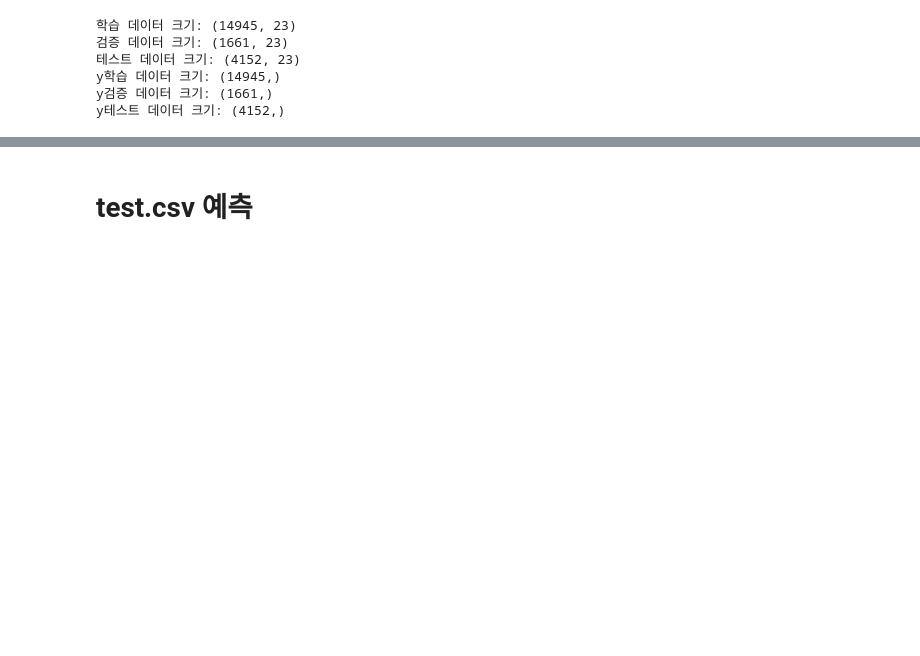
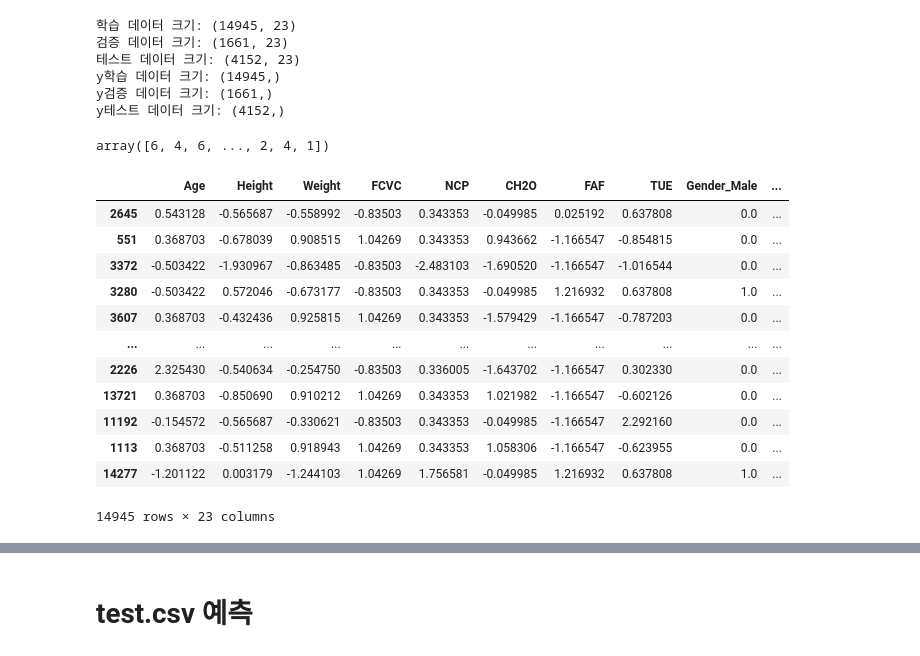
Before and after one commit to jonggu12/OBESITY_RISK, a Jupyter notebook: code/02_2. deep_neural.ipynb, the cells around one changed output, grey strips where cells are left out. Cells and saved outputs as stored; diff of their text form; code cells hidden in the pictures; blank space fills up the shorter version.

```diff
--- a/code/02_2. deep_neural.ipynb
+++ b/code/02_2. deep_neural.ipynb
@@ -431,6 +431,26 @@ print("y테스트 데이터 크기:", y_test.shape)
 y학습 데이터 크기: (14945,)
 y검증 데이터 크기: (1661,)
 y테스트 데이터 크기: (4152,)
+# %%
+y_train
+# %% [output]
+array([6, 4, 6, ..., 2, 4, 1])
+# %%
+X_train
+# %% [output]
+|  | Age | Height | Weight | FCVC | NCP | CH2O | FAF | TUE | Gender_Male | ... |
+| 2645 | 0.543128 | -0.565687 | -0.558992 | -0.83503 | 0.343353 | -0.049985 | 0.025192 | 0.637808 | 0.0 | ... |
+| 551 | 0.368703 | -0.678039 | 0.908515 | 1.04269 | 0.343353 | 0.943662 | -1.166547 | -0.854815 | 0.0 | ... |
+| 3372 | -0.503422 | -1.930967 | -0.863485 | -0.83503 | -2.483103 | -1.690520 | -1.166547 | -1.016544 | 0.0 | ... |
+| 3280 | -0.503422 | 0.572046 | -0.673177 | -0.83503 | 0.343353 | -0.049985 | 1.216932 | 0.637808 | 1.0 | ... |
+| 3607 | 0.368703 | -0.432436 | 0.925815 | 1.04269 | 0.343353 | -1.579429 | -1.166547 | -0.787203 | 0.0 | ... |
+| ... | ... | ... | ... | ... | ... | ... | ... | ... | ... | ... |
+| 2226 | 2.325430 | -0.540634 | -0.254750 | -0.83503 | 0.336005 | -1.643702 | -1.166547 | 0.302330 | 0.0 | ... |
+| 13721 | 0.368703 | -0.850690 | 0.910212 | 1.04269 | 0.343353 | 1.021982 | -1.166547 | -0.602126 | 0.0 | ... |
+| 11192 | -0.154572 | -0.565687 | -0.330621 | -0.83503 | 0.343353 | -0.049985 | -1.166547 | 2.292160 | 0.0 | ... |
+| 1113 | 0.368703 | -0.511258 | 0.918943 | 1.04269 | 0.343353 | 1.058306 | -1.166547 | -0.623955 | 0.0 | ... |
+| 14277 | -1.201122 | 0.003179 | -1.244103 | 1.04269 | 1.756581 | -0.049985 | 1.216932 | 0.637808 | 1.0 | ... |
+14945 rows × 23 columns
 # %%
 num_classes = len(train['NObeyesdad'].unique())
 model = Sequential([
```
Also changed, not shown: parts of 10 cells of this notebook.
